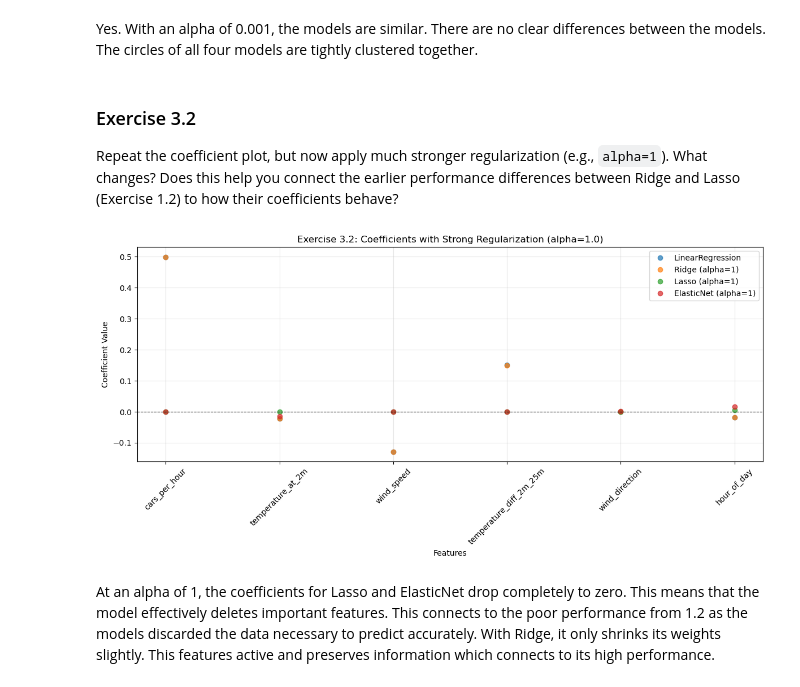
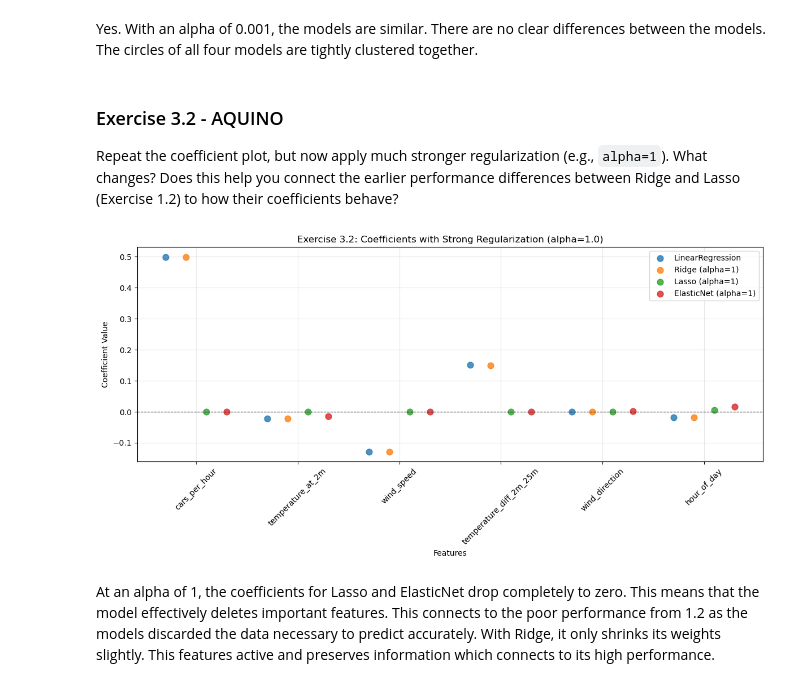
Before and after one commit to Shrxmy/25263CSDMachineLearning, a Jupyter notebook: [3] Group 8 - Module 2 - Linear Regression Lab Work (Summative)/Regression_Model_Summative.ipynb, the cells around one changed output. Saved outputs shown, nothing was run; the diff lists cells and outputs as text; code cells hidden in the pictures.

```diff
--- a/[3] Group 8 - Module 2 - Linear Regression Lab Work (Summative)/Regression_Model_Summative.ipynb
+++ b/[3] Group 8 - Module 2 - Linear Regression Lab Work (Summative)/Regression_Model_Summative.ipynb
@@ -361,37 +366,42 @@ plt.show()
 # %% [markdown]
 Yes. With an alpha of 0.001, the models are similar. There are no clear differences between the models. The circles of all four models are tightly clustered together.
 # %% [markdown]
-### Exercise 3.2
+### Exercise 3.2 - AQUINO
 Repeat the coefficient plot, but now apply much stronger regularization (e.g., `alpha=1`). What changes? Does this help you connect the earlier performance differences between Ridge and Lasso (Exercise 1.2) to how their coefficients behave?
 # %%
 models_strong = {
     "LinearRegression": LinearRegression(),
     "Ridge (alpha=1)": Ridge(alpha=1),
     "Lasso (alpha=1)": Lasso(alpha=1),
     "ElasticNet (alpha=1)": ElasticNet(alpha=1, l1_ratio=0.5)
 }
 
 coefficients_strong = {}
 
 for name, model in models_strong.items():
     model.fit(X, y)
     coefficients_strong[name] = model.coef_
 
 plt.figure(figsize=(12, 6))
 
-for name, coefs in coefficients_strong.items():
-    plt.plot(feature_names, coefs, marker='o', linestyle='None', label=name, alpha=0.7)
+x = np.arange(len(feature_names))
+n_models = len(coefficients_strong)
+width = 0.2  # spread between series so points don't overlap
+
+for i, (name, coefs) in enumerate(coefficients_strong.items()):
+    offset = (i - (n_models - 1) / 2) * width
+    plt.scatter(x + offset, coefs, marker='o', label=name, alpha=0.8, s=60)
 
 plt.title("Exercise 3.2: Coefficients with Strong Regularization (alpha=1.0)")
 plt.xlabel("Features")
 plt.ylabel("Coefficient Value")
 plt.axhline(0, color='black', linestyle='--', linewidth=0.8)
 plt.legend()
-plt.xticks(rotation=45)
+plt.xticks(x, feature_names, rotation=45)
 plt.grid(True, alpha=0.3)
 plt.tight_layout()
 plt.show()
 # %% [output]
-[figure, old version]
+[figure, new version]
 # %% [markdown]
 At an alpha of 1, the coefficients for Lasso and ElasticNet drop completely to zero. This means that the model effectively deletes important features. This connects to the poor performance from 1.2 as the models discarded the data necessary to predict accurately. With Ridge, it only shrinks its weights slightly. This features active and preserves information which connects to its high performance.
```
Also changed, not shown: parts of 2 cells of this notebook.
